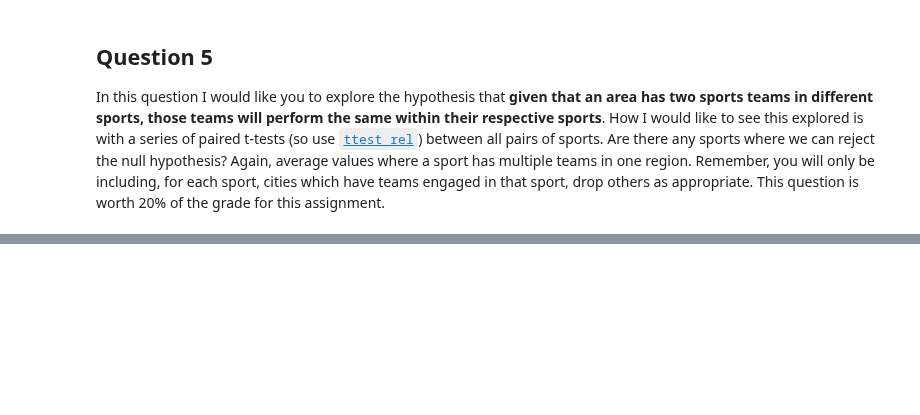
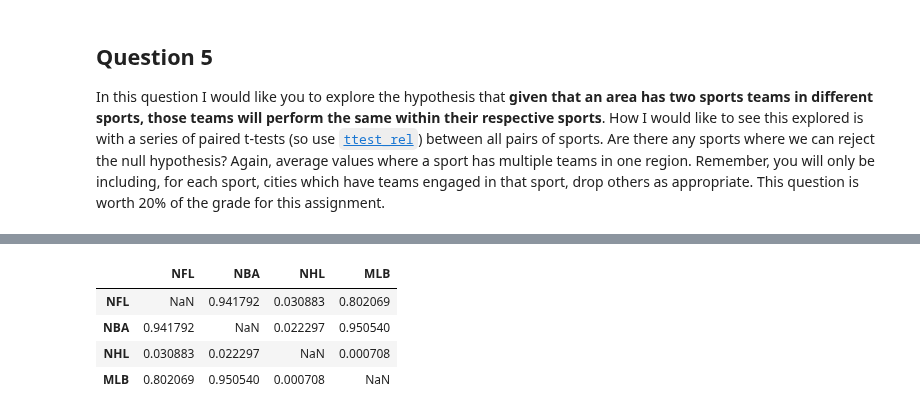
Before and after one commit to SantiGonzalezz/Applied-Data-Science-with-Python, a Jupyter notebook: 1. Introduction to Data Science in Python/Week 4/assignment4.ipynb, the cells around one changed output, grey strips where cells are left out. Drawn from its saved outputs; the diff is of its cells as text; code cells hidden in the pictures; blank space fills up the shorter version.

```diff
--- a/1. Introduction to Data Science in Python/Week 4/assignment4.ipynb
+++ b/1. Introduction to Data Science in Python/Week 4/assignment4.ipynb
@@ -747,3 +1010,35 @@ import re
+# %%
+sports = ['NFL', 'NBA', 'NHL', 'MLB']
+p_values = pd.DataFrame({k:np.nan for k in sports}, index=sports)
+
+def getSportDF(sport):
+    if sport == 'NFL':
+        return nfl_df()
+    elif sport == 'NBA':
+        return nba_df()
+    elif sport == 'NHL':
+        return nhl_df()
+    elif sport == 'MLB':
+        return mlb_df()
+
+for i in sports:
+    for j in sports:
+        if i != j and p_values.loc[i, j] != np.nan:
+            df_1 = getSportDF(i)
+            df_2 = getSportDF(j)
+            merge_df = pd.merge(df_1, df_2, how='inner', on='Metropolitan area')
+            pvalue = stats.ttest_rel(merge_df['wl_ratio_x'], merge_df['wl_ratio_y']).pvalue
+            p_values.loc[i, j] = pvalue
+            if p_values.loc[j, i] == np.nan:
+                p_values.loc[j, i] = pvalue
+
+p_values
+# %% [output]
+|  | NFL | NBA | NHL | MLB |
+| NFL | NaN | 0.941792 | 0.030883 | 0.802069 |
+| NBA | 0.941792 | NaN | 0.022297 | 0.950540 |
+| NHL | 0.030883 | 0.022297 | NaN | 0.000708 |
+| MLB | 0.802069 | 0.950540 | 0.000708 | NaN |
 # %%
 import pandas as pd
 import numpy as np
```
Also changed, not shown: parts of 3 cells of this notebook.
